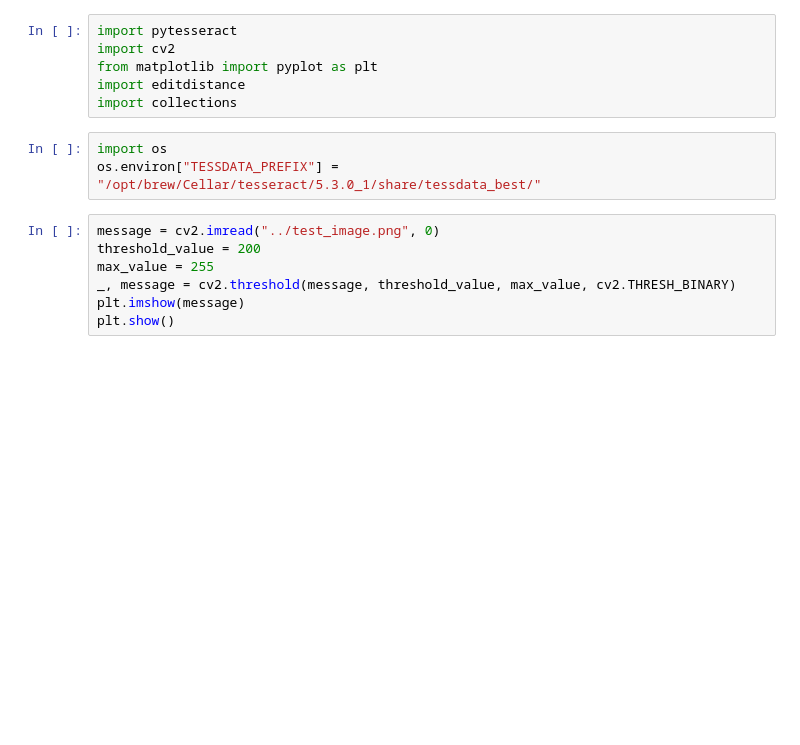
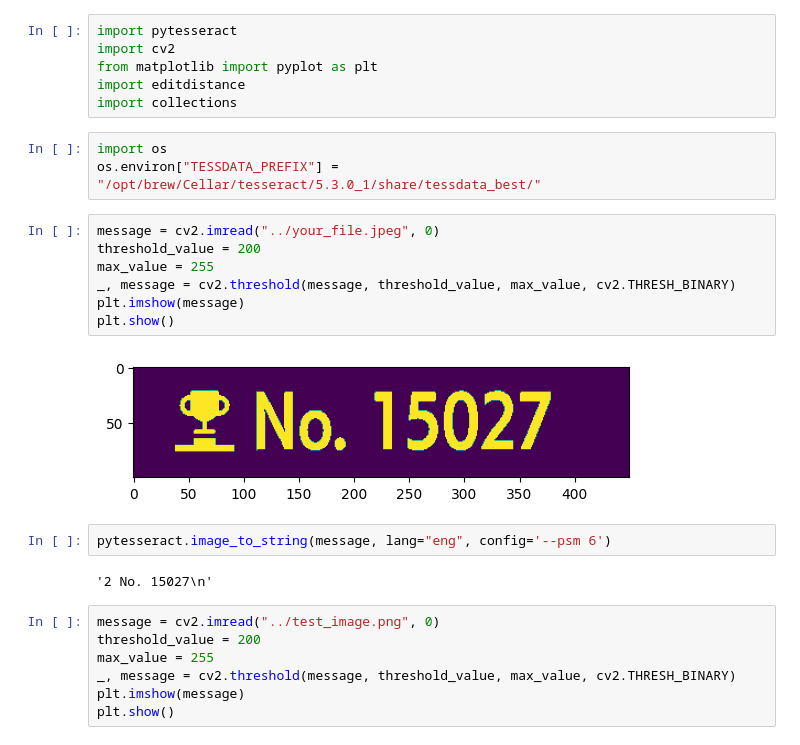
Before and after one commit to fufufukakaka/poke_battle_logger, a Jupyter notebook: notebook/対戦中のポケモン名抽出_tesseract検証.ipynb, the cells around one changed output. Drawn from its saved outputs; the diff is of its cells as text; blank space fills up the shorter version.

```diff
--- a/notebook/対戦中のポケモン名抽出_tesseract検証.ipynb
+++ b/notebook/対戦中のポケモン名抽出_tesseract検証.ipynb
@@ -7,6 +7,19 @@ import collections
 # %%
 import os
 os.environ["TESSDATA_PREFIX"] = "/opt/brew/Cellar/tesseract/5.3.0_1/share/tessdata_best/"
+# %%
+message = cv2.imread("../your_file.jpeg", 0)
+threshold_value = 200
+max_value = 255
+_, message = cv2.threshold(message, threshold_value, max_value, cv2.THRESH_BINARY)
+plt.imshow(message)
+plt.show()
+# %% [output]
+[figure, added]
+# %%
+pytesseract.image_to_string(message, lang="eng", config='--psm 6')
+# %% [output]
+'2 No. 15027\n'
 # %%
 message = cv2.imread("../test_image.png", 0)
 threshold_value = 200
```
Also changed, not shown: 1 other file.
